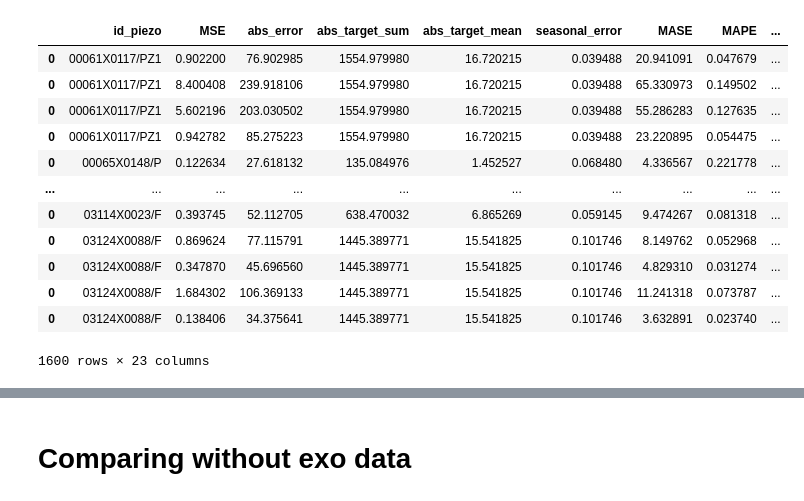
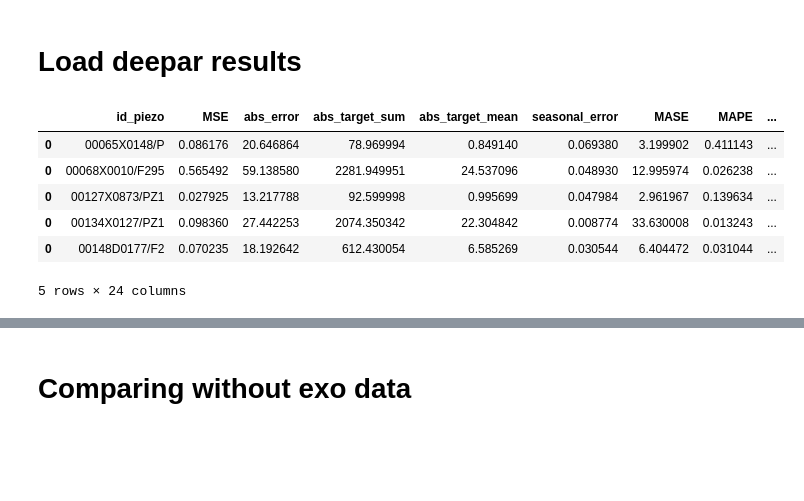
Before and after one commit to frankl1/piezoforecast, a Jupyter notebook: results/analysis.ipynb, the cells around one changed output, grey strips where cells are left out. Saved outputs shown, nothing was run; the diff lists cells and outputs as text; code cells hidden in the pictures; blank space fills up the shorter version.

```diff
--- a/results/analysis.ipynb
+++ b/results/analysis.ipynb
@@ -19,0 +87,3 @@ result_folder = './'
+# %%
+common_piezo = pd.read_csv('piezos_communs.csv').squeeze()
+common_piezo.head()
@@ -48,23 +126,23 @@ lagacy_result
+# %% [markdown]
+# Load deepar results
 # %%
 deepar_result = pd.read_csv(result_folder + 'local_DeepAR.csv', index_col=0)
-deepar_result = deepar_result.rename(columns={'item_id': 'id_piezo'})
-deepar_result = deepar_result[deepar_result.id_piezo.isin(piezo_list)]
+deepar_result = deepar_result.rename(columns={'item_id': 'id_piezo', 'use_exo_evo': 'use_exo_eto'})
+deepar_result = deepar_result[deepar_result.id_piezo.isin(common_piezo)]
+
+if 'use_exo_bdlisa' not in deepar_result.columns:
+    deepar_result['use_exo_bdlisa'] = False
+
 deepar_result['type'] = 'Local'
 deepar_result['model'] = 'DeepAR-L'
-deepar_result
+deepar_result.head()
 # %% [output]
 |  | id_piezo | MSE | abs_error | abs_target_sum | abs_target_mean | seasonal_error | MASE | MAPE | ... |
-| 0 | 00061X0117/PZ1 | 0.902200 | 76.902985 | 1554.979980 | 16.720215 | 0.039488 | 20.941091 | 0.047679 | ... |
-| 0 | 00061X0117/PZ1 | 8.400408 | 239.918106 | 1554.979980 | 16.720215 | 0.039488 | 65.330973 | 0.149502 | ... |
-| 0 | 00061X0117/PZ1 | 5.602196 | 203.030502 | 1554.979980 | 16.720215 | 0.039488 | 55.286283 | 0.127635 | ... |
-| 0 | 00061X0117/PZ1 | 0.942782 | 85.275223 | 1554.979980 | 16.720215 | 0.039488 | 23.220895 | 0.054475 | ... |
-| 0 | 00065X0148/P | 0.122634 | 27.618132 | 135.084976 | 1.452527 | 0.068480 | 4.336567 | 0.221778 | ... |
-| ... | ... | ... | ... | ... | ... | ... | ... | ... | ... |
-| 0 | 03114X0023/F | 0.393745 | 52.112705 | 638.470032 | 6.865269 | 0.059145 | 9.474267 | 0.081318 | ... |
-| 0 | 03124X0088/F | 0.869624 | 77.115791 | 1445.389771 | 15.541825 | 0.101746 | 8.149762 | 0.052968 | ... |
-| 0 | 03124X0088/F | 0.347870 | 45.696560 | 1445.389771 | 15.541825 | 0.101746 | 4.829310 | 0.031274 | ... |
-| 0 | 03124X0088/F | 1.684302 | 106.369133 | 1445.389771 | 15.541825 | 0.101746 | 11.241318 | 0.073787 | ... |
-| 0 | 03124X0088/F | 0.138406 | 34.375641 | 1445.389771 | 15.541825 | 0.101746 | 3.632891 | 0.023740 | ... |
+| 0 | 00065X0148/P | 0.086176 | 20.646864 | 78.969994 | 0.849140 | 0.069380 | 3.199902 | 0.411143 | ... |
+| 0 | 00068X0010/F295 | 0.565492 | 59.138580 | 2281.949951 | 24.537096 | 0.048930 | 12.995974 | 0.026238 | ... |
+| 0 | 00127X0873/PZ1 | 0.027925 | 13.217788 | 92.599998 | 0.995699 | 0.047984 | 2.961967 | 0.139634 | ... |
+| 0 | 00134X0127/PZ1 | 0.098360 | 27.442253 | 2074.350342 | 22.304842 | 0.008774 | 33.630008 | 0.013243 | ... |
+| 0 | 00148D0177/F2 | 0.070235 | 18.192642 | 612.430054 | 6.585269 | 0.030544 | 6.404472 | 0.031044 | ... |
-1600 rows × 23 columns
+5 rows × 24 columns
 # %%
 deepar_global_result = pd.read_csv(result_folder + 'global_DeepAR.csv', index_col=0)
```
Also changed, not shown: parts of 31 cells of this notebook, 1 other file.
